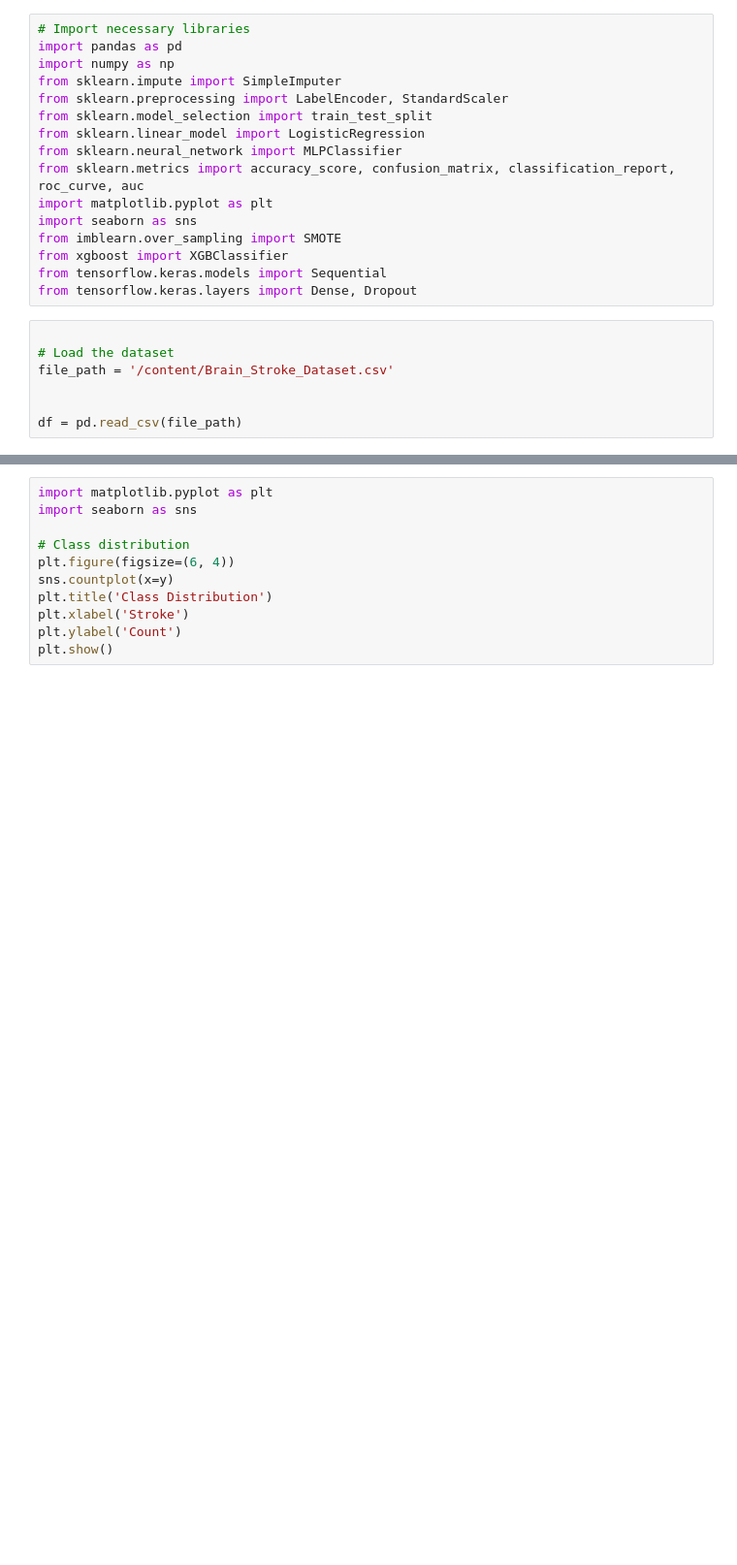
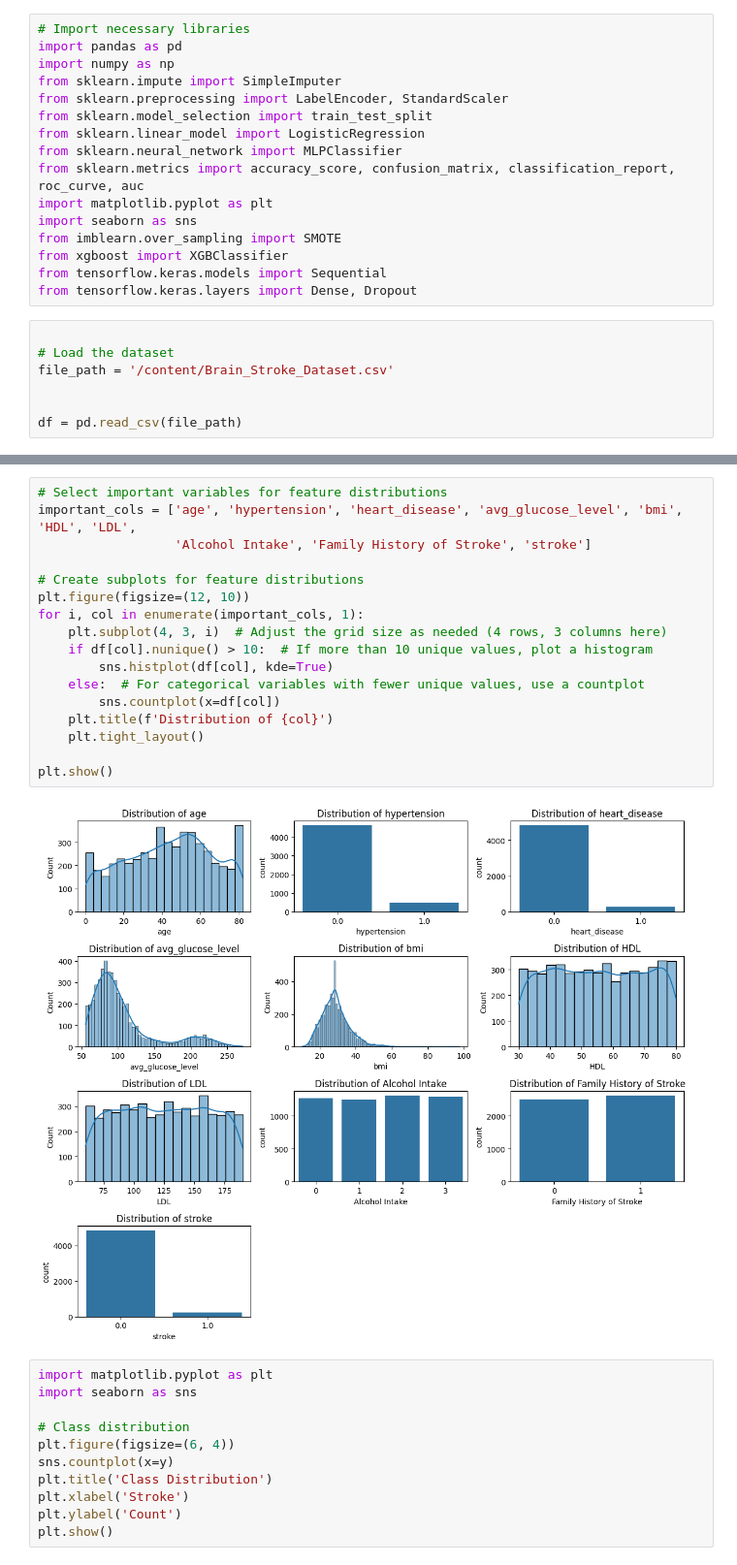
Before and after one commit to aadityaahire7/NeuroVision-Proactive-Stroke-Monitoring, a Jupyter notebook: neuroVison_stroke_monitoring.ipynb, the cells around one changed output, grey strips where cells are left out. Shown at 97% size. Cells and saved outputs as stored; diff of their text form; blank space fills up the shorter version.

```diff
--- a/neuroVison_stroke_monitoring.ipynb
+++ b/neuroVison_stroke_monitoring.ipynb
@@ -54,6 +55,25 @@ X_sm, y_sm = smote.fit_resample(X, y)
 # Normalize the features
 scaler = StandardScaler()
 X_scaled = scaler.fit_transform(X_sm)
+# %%
+# Select important variables for feature distributions
+important_cols = ['age', 'hypertension', 'heart_disease', 'avg_glucose_level', 'bmi', 'HDL', 'LDL',
+                  'Alcohol Intake', 'Family History of Stroke', 'stroke']
+
+# Create subplots for feature distributions
+plt.figure(figsize=(12, 10))
+for i, col in enumerate(important_cols, 1):
+    plt.subplot(4, 3, i)  # Adjust the grid size as needed (4 rows, 3 columns here)
+    if df[col].nunique() > 10:  # If more than 10 unique values, plot a histogram
+        sns.histplot(df[col], kde=True)
+    else:  # For categorical variables with fewer unique values, use a countplot
+        sns.countplot(x=df[col])
+    plt.title(f'Distribution of {col}')
+    plt.tight_layout()
+
+plt.show()
+# %% [output]
+[figure, added]
 # %%
 import matplotlib.pyplot as plt
 import seaborn as sns
```
Also changed, not shown: parts of 2 cells of this notebook.
